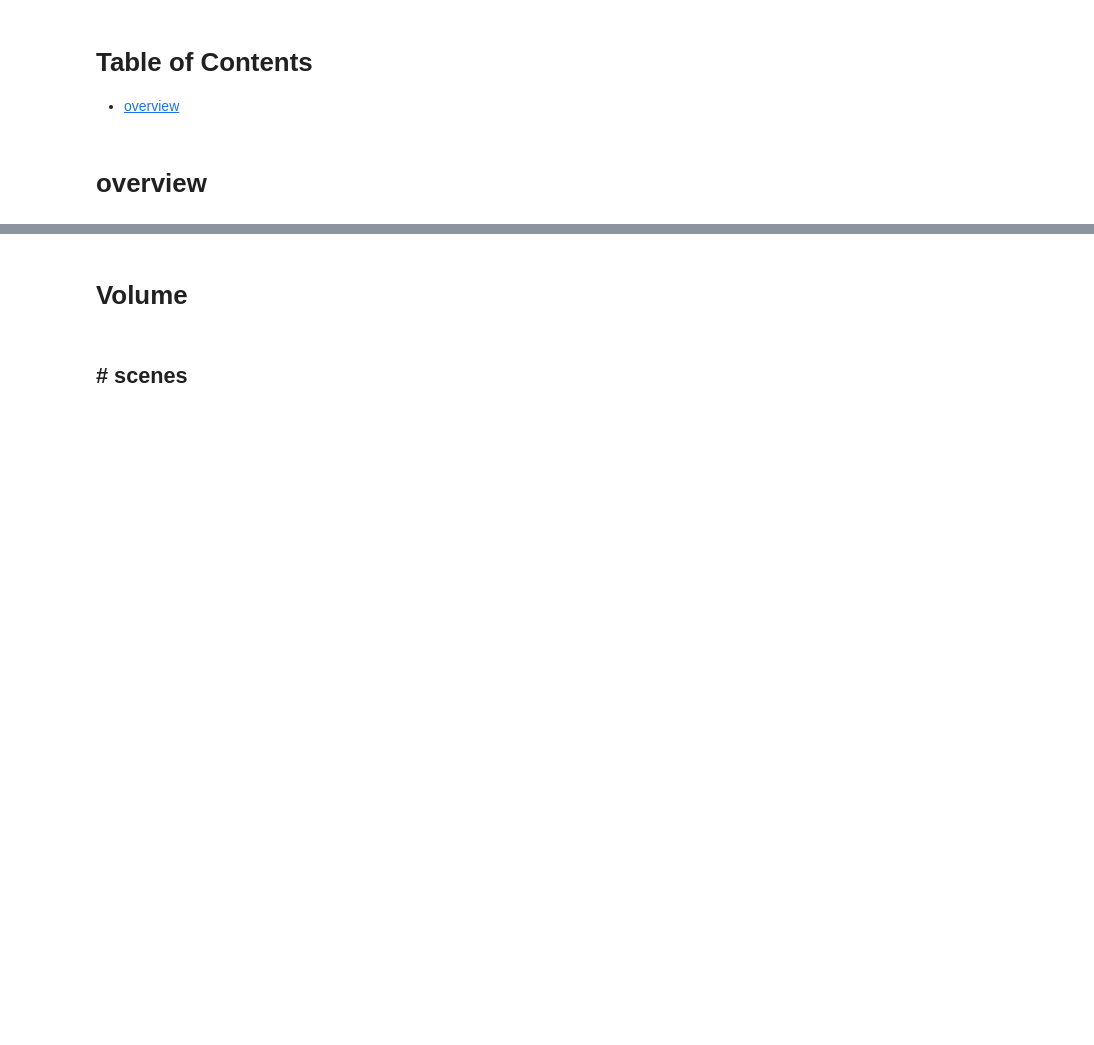
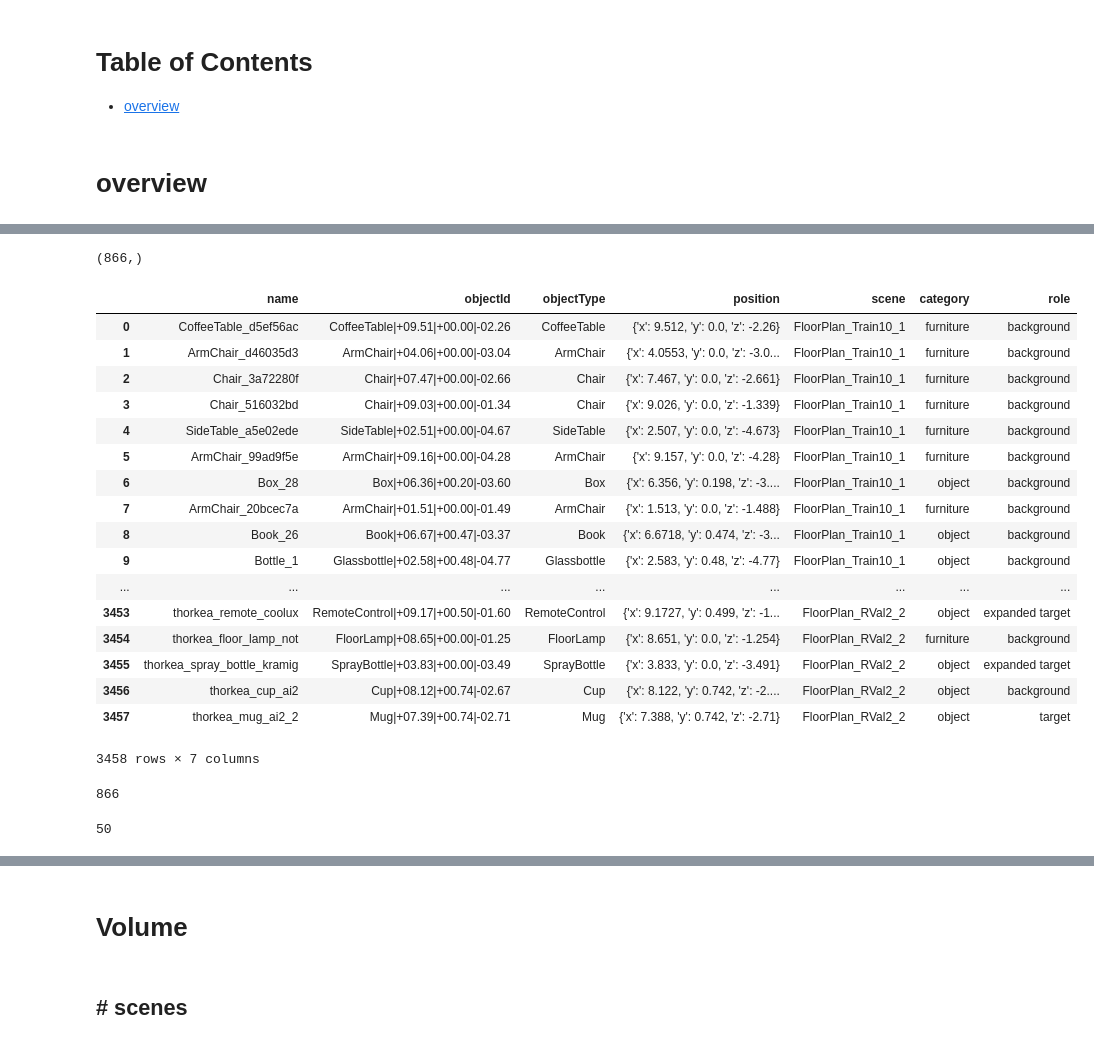
Before and after one commit to drschwenk/transfer, a Jupyter notebook: robothor_stats.ipynb, the cells around one changed output, grey strips where cells are left out. Cells and saved outputs as stored; diff of their text form; code cells hidden in the pictures; blank space fills up the shorter version.

Commit message:
enumerated target/bg/ furniture

```diff
--- a/robothor_stats.ipynb
+++ b/robothor_stats.ipynb
@@ -56,0 +130,4 @@ Exception: command: ['/Users/schwenk/.ai2thor/releases/thor-OSXIntel64-00e7bb060
+# %%
+controller.start()
+multi_scene_data = {scene_id: get_scene_metadata(scene_id) for scene_id in all_scenes}
+controller.stop()
@@ -56,0 +174,46 @@ Exception: command: ['/Users/schwenk/.ai2thor/releases/thor-OSXIntel64-00e7bb060
+# %%
+relevant_fields = ['name', 'objectType', 'objectId', 'position']
+
+build_furn_obj_df = []
+for scene, objects in multi_scene_data.items():
+    scene_objects = [{f: o[f] for f in relevant_fields} for o in objects['objects']]
+    _ = [o.update({'scene': scene}) for o in scene_objects]
+    build_furn_obj_df.extend(scene_objects)
+# %%
+def label_targets(obj_cat):
+    if obj_cat in used_arget_objs:
+        return 'target'
+    if obj_cat in all_targets:
+
+        return 'expanded target'
+    else:
+        return 'background'
+# %%
+furn_obj_df = pd.DataFrame(build_furn_obj_df)
+furn_obj_df['category'] = furn_obj_df.objectType.apply(lambda x: furn_vs_obj_def[x])
+furn_obj_df['role'] = furn_obj_df.objectType.apply(label_targets)
+# %%
+furn_obj_df.name.value_counts().shape
+# %% [output]
+(866,)
+# %%
+furn_obj_df
+# %% [output]
+|  | name | objectId | objectType | position | scene | category | role |
+| 0 | CoffeeTable_d5ef56ac | CoffeeTable|+09.51|+00.00|-02.26 | CoffeeTable | {'x': 9.512, 'y': 0.0, 'z': -2.26} | FloorPlan_Train10_1 | furniture | background |
+| 1 | ArmChair_d46035d3 | ArmChair|+04.06|+00.00|-03.04 | ArmChair | {'x': 4.0553, 'y': 0.0, 'z': -3.0... | FloorPlan_Train10_1 | furniture | background |
+| 2 | Chair_3a72280f | Chair|+07.47|+00.00|-02.66 | Chair | {'x': 7.467, 'y': 0.0, 'z': -2.661} | FloorPlan_Train10_1 | furniture | background |
+| 3 | Chair_516032bd | Chair|+09.03|+00.00|-01.34 | Chair | {'x': 9.026, 'y': 0.0, 'z': -1.339} | FloorPlan_Train10_1 | furniture | background |
+| 4 | SideTable_a5e02ede | SideTable|+02.51|+00.00|-04.67 | SideTable | {'x': 2.507, 'y': 0.0, 'z': -4.673} | FloorPlan_Train10_1 | furniture | background |
+| 5 | ArmChair_99ad9f5e | ArmChair|+09.16|+00.00|-04.28 | ArmChair | {'x': 9.157, 'y': 0.0, 'z': -4.28} | FloorPlan_Train10_1 | furniture | background |
+| 6 | Box_28 | Box|+06.36|+00.20|-03.60 | Box | {'x': 6.356, 'y': 0.198, 'z': -3.... | FloorPlan_Train10_1 | object | background |
+| 7 | ArmChair_20bcec7a | ArmChair|+01.51|+00.00|-01.49 | ArmChair | {'x': 1.513, 'y': 0.0, 'z': -1.488} | FloorPlan_Train10_1 | furniture | background |
+| 8 | Book_26 | Book|+06.67|+00.47|-03.37 | Book | {'x': 6.6718, 'y': 0.474, 'z': -3... | FloorPlan_Train10_1 | object | background |
+| 9 | Bottle_1 | Glassbottle|+02.58|+00.48|-04.77 | Glassbottle | {'x': 2.583, 'y': 0.48, 'z': -4.77} | FloorPlan_Train10_1 | object | background |
+| ... | ... | ... | ... | ... | ... | ... | ... |
+| 3453 | thorkea_remote_coolux | RemoteControl|+09.17|+00.50|-01.60 | RemoteControl | {'x': 9.1727, 'y': 0.499, 'z': -1... | FloorPlan_RVal2_2 | object | expanded target |
+| 3454 | thorkea_floor_lamp_not | FloorLamp|+08.65|+00.00|-01.25 | FloorLamp | {'x': 8.651, 'y': 0.0, 'z': -1.254} | FloorPlan_RVal2_2 | furniture | background |
+| 3455 | thorkea_spray_bottle_kramig | SprayBottle|+03.83|+00.00|-03.49 | SprayBottle | {'x': 3.833, 'y': 0.0, 'z': -3.491} | FloorPlan_RVal2_2 | object | expanded target |
+| 3456 | thorkea_cup_ai2 | Cup|+08.12|+00.74|-02.67 | Cup | {'x': 8.122, 'y': 0.742, 'z': -2.... | FloorPlan_RVal2_2 | object | background |
+| 3457 | thorkea_mug_ai2_2 | Mug|+07.39|+00.74|-02.71 | Mug | {'x': 7.388, 'y': 0.742, 'z': -2.71} | FloorPlan_RVal2_2 | object | target |
+3458 rows × 7 columns
@@ -56,0 +222,8 @@ Exception: command: ['/Users/schwenk/.ai2thor/releases/thor-OSXIntel64-00e7bb060
+# %%
+pd.unique(furn_obj_df.name).shape[0]
+# %% [output]
+866
+# %%
+pd.unique(furn_obj_df.objectType).shape[0]
+# %% [output]
+50
```
Also changed, not shown: parts of 18 cells of this notebook.
